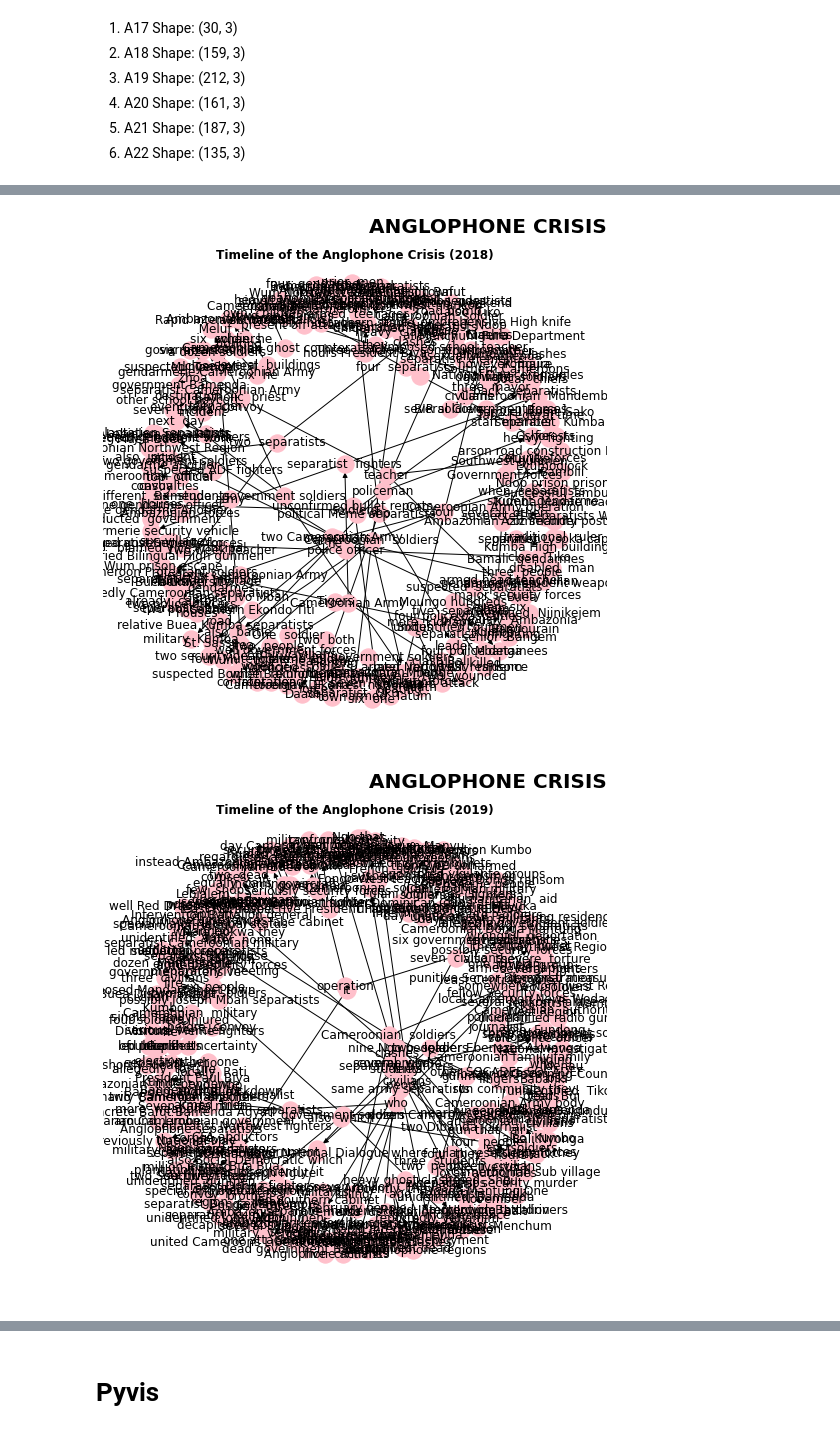
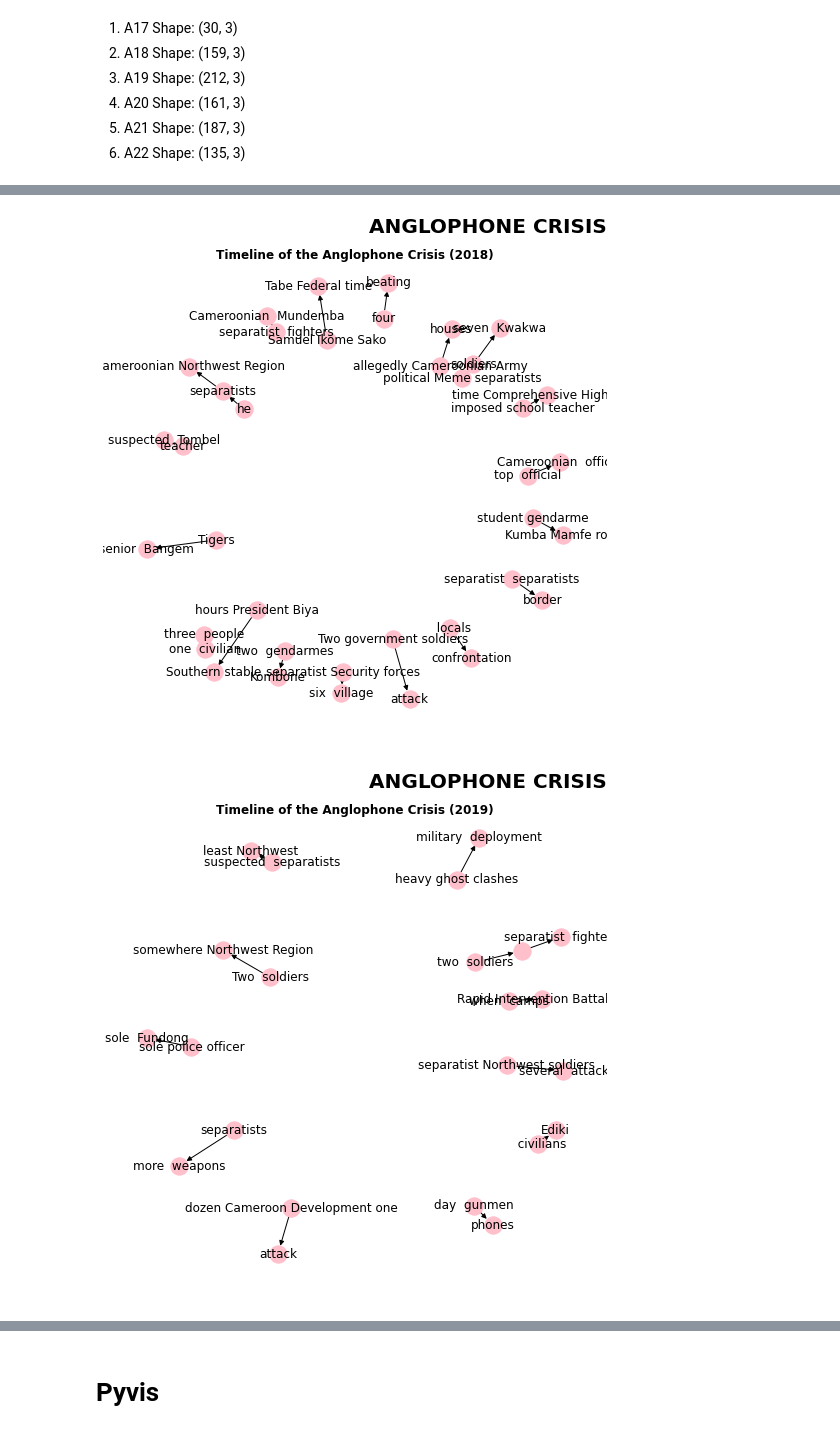
Before and after one commit to Utpal-Mishra/Omdena-Cameroon-Chapter-2022, a Jupyter notebook: OmdenaCameroonChapter2022.ipynb, the cells around one changed output, grey strips where cells are left out. Drawn from its saved outputs; the diff is of its cells as text; code cells hidden in the pictures.

```diff
--- a/OmdenaCameroonChapter2022.ipynb
+++ b/OmdenaCameroonChapter2022.ipynb
@@ -1118,6 +1118,6 @@ plt.show()
 # %%
 # create a directed-graph from a dataframe
-G = nx.from_pandas_edgelist(kg_df[30:189], "source", "target",
+G = nx.from_pandas_edgelist(kg_df[30:50], "source", "target",
                           edge_attr=True, create_using=nx.MultiDiGraph())
 
 
@@ -1128,21 +1128,21 @@ plt.title("ANGLOPHONE CRISIS", fontsize=20, loc='right', fontweight='bold')
 plt.suptitle('Timeline of the Anglophone Crisis (2018)', fontweight='bold')
 plt.show()
 # %% [output]
-[figure, old version]
+[figure, new version]
 # %%
 # create a directed-graph from a dataframe
-G = nx.from_pandas_edgelist(kg_df[189:401], "source", "target",
+G = nx.from_pandas_edgelist(kg_df[189:201], "source", "target",
                           edge_attr=True, create_using=nx.MultiDiGraph())
 
 
 plt.figure(figsize=(7, 7))
 pos = nx.spring_layout(G, weight = 5)
 nx.draw(G, with_labels=True, node_color='pink', edge_cmap=plt.cm.Blues, pos = pos)
 plt.title("ANGLOPHONE CRISIS", fontsize=20, loc='right', fontweight='bold')
 plt.suptitle('Timeline of the Anglophone Crisis (2019)', fontweight='bold')
 plt.show()
 # %% [output]
-[figure, old version]
+[figure, new version]
 # %%
 # create a directed-graph from a dataframe
 G = nx.from_pandas_edgelist(kg_df[401:562], "source", "target",
```
Also changed, not shown: parts of 22 cells of this notebook.
